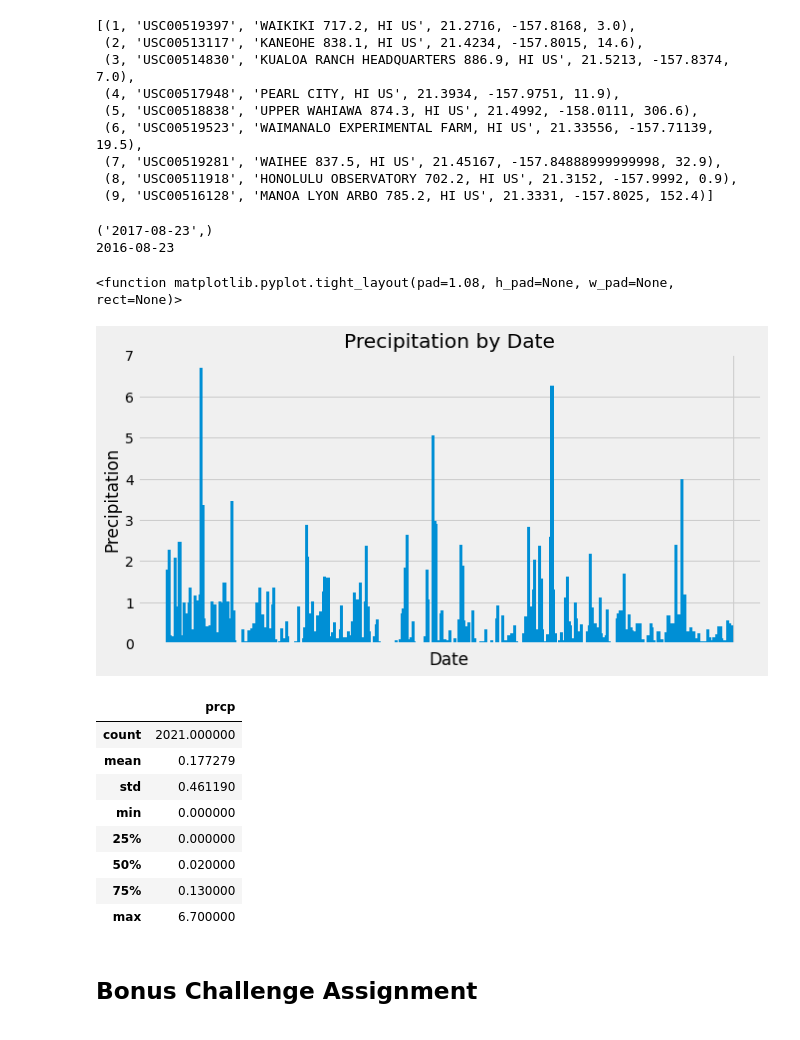
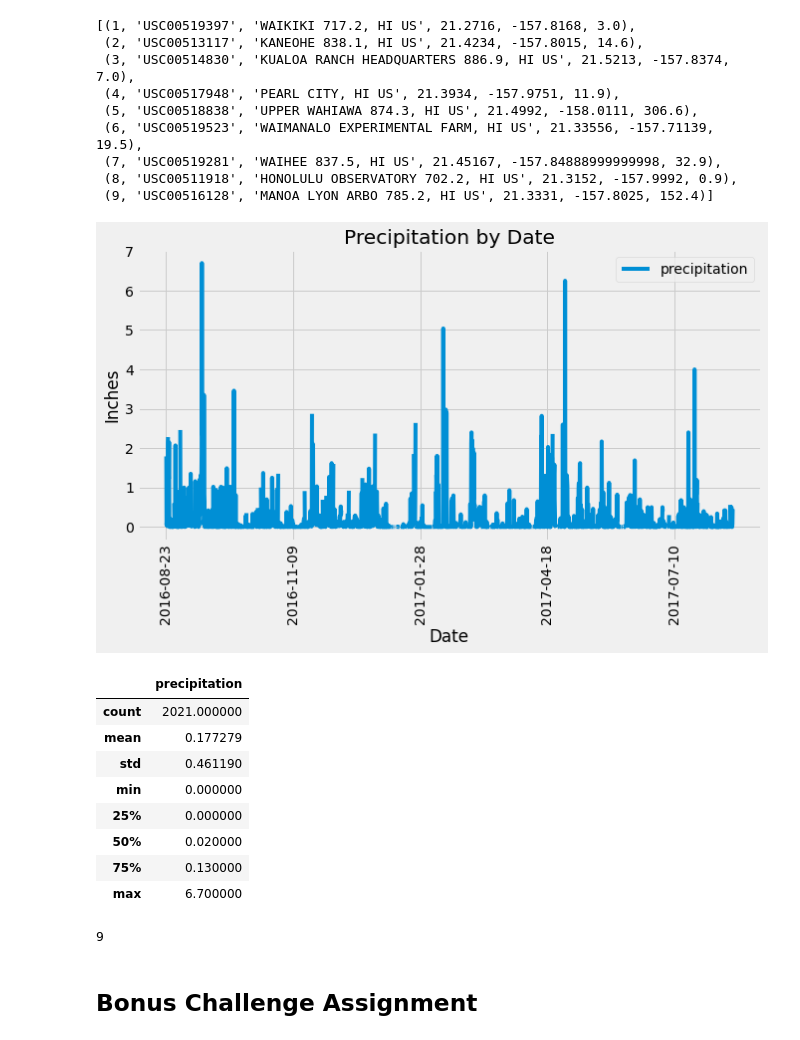
Before and after one commit to christypatrick/sqlalchemy-challenge, a Jupyter notebook: climate_starter.ipynb, the cells around one changed output. Saved outputs shown, nothing was run; the diff lists cells and outputs as text; code cells hidden in the pictures.

```diff
--- a/climate_starter.ipynb
+++ b/climate_starter.ipynb
@@ -86,50 +87,44 @@ elevation FLOAT
 # %%
 # Design a query to retrieve the last 12 months of precipitation data and plot the results
 
 # Calculate the date 1 year ago from the last data point in the database
 last_date = session.query(Measurement.date).order_by(Measurement.date.desc()).first()
-print(last_date)
+#print(last_date)
 
 one_year_ago = dt.date(2017, 8, 23) - dt.timedelta(days=365)
-print(one_year_ago)
+#print(one_year_ago)
 
 # Perform a query to retrieve the data and precipitation scores
 last_year_data = session.query(Measurement.date, Measurement.prcp).filter(Measurement.date >= one_year_ago).all()
 
 # Save the query results as a Pandas DataFrame and set the index to the date column
 last_year_df = pd.DataFrame(last_year_data, columns = ['date', 'prcp'])
+last_year_df.rename(columns = {"prcp": "precipitation"}, inplace = True)
 last_year_df.set_index(last_year_df['date'], inplace=True)
-last_year_df.head()
+#last_year_df.head()
 
 # Sort the dataframe by date
 last_year_df = last_year_df.sort_index()
 last_year_df.head()
 
-#define the size of the chart
-plt.figure(figsize=(10,5))
+# Plot the data and define the size of the chart
+last_year_df.plot(figsize=(10,5), rot = 90)
 
-#Create the bar chart
-plt.bar(last_year_df["date"], last_year_df["prcp"], width=2, align="center")
-
-#Set title and axis labels
-plt.xticks("", rotation=90)
+# #Set title and axis labels
 plt.title("Precipitation by Date")
-plt.ylabel("Precipitation")
+plt.ylabel("Inches")
 plt.xlabel("Date")
 
-#Display the plot
-plt.show
-plt.tight_layout
+# Save the plot image
+output_path = os.path.join("precipitation_by_date.png")
+plt.savefig(output_path)
 # %% [output]
-('2017-08-23',)
-2016-08-23
-<function matplotlib.pyplot.tight_layout(pad=1.08, h_pad=None, w_pad=None, rect=None)>
-[figure, old version]
+[figure, new version]
 # %%
 # Use Pandas to calculate the summary statistics for the precipitation data
 last_year_df.describe()
 # %% [output]
-|  | prcp |
+|  | precipitation |
 | count | 2021.000000 |
 | mean | 0.177279 |
 | std | 0.461190 |
@@ -140,6 +135,10 @@ last_year_df.describe()
 | max | 6.700000 |
 # %%
 # Design a query to show how many stations are available in this dataset?
+station_count = session.query(Station.id).count()
+print(station_count)
+# %% [output]
+9
 # %%
 # What are the most active stations? (i.e. what stations have the most rows)?
 # List the stations and the counts in descending order.
```
Also changed, not shown: parts of 1 cell of this notebook, 1 other file.
